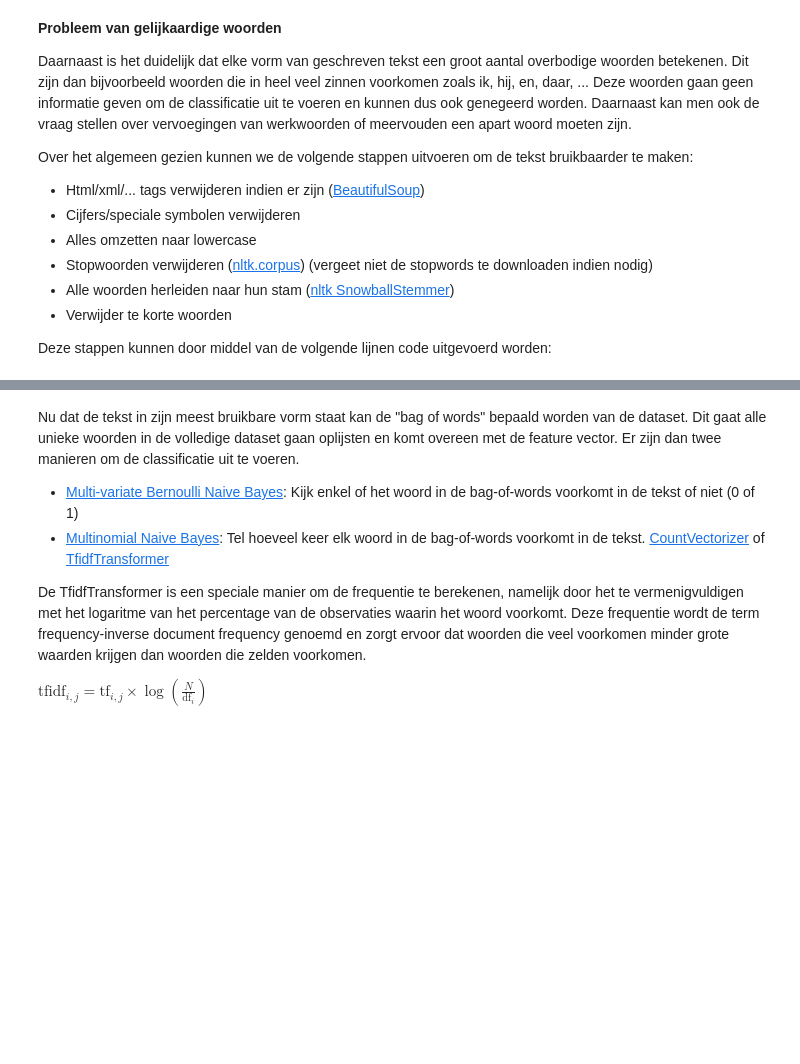
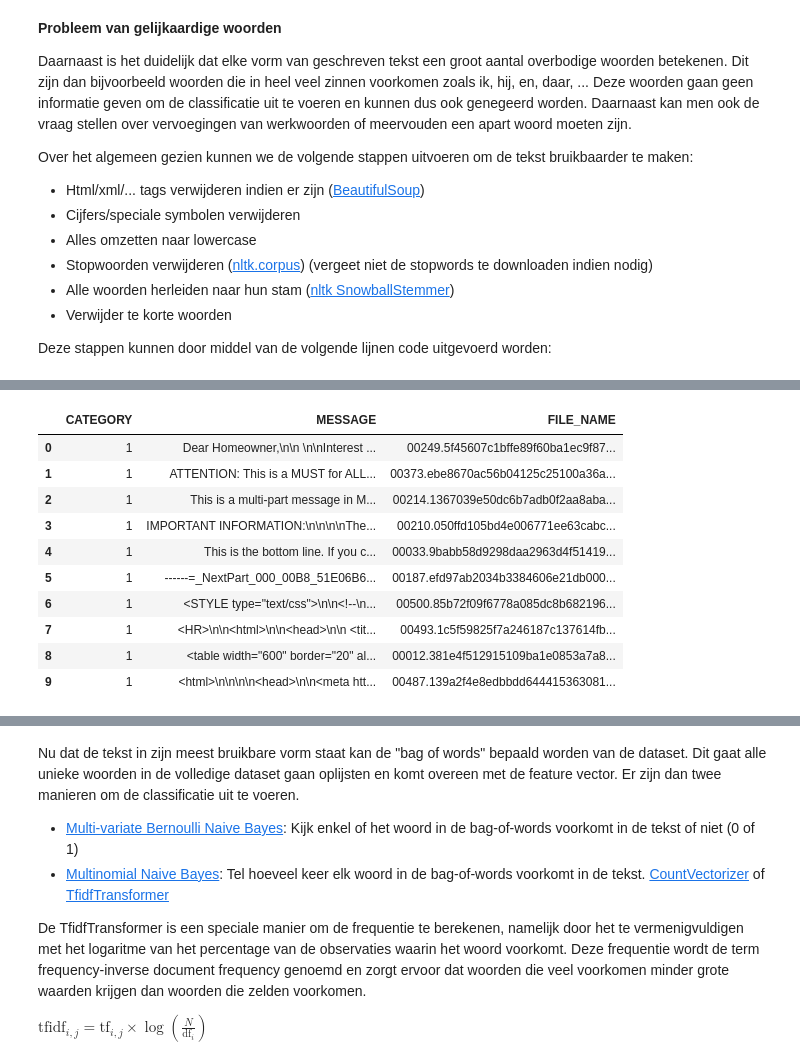
Before and after one commit to OdiseeDataScience2223/Leerstof, a Jupyter notebook: Week 9/TextClassification.ipynb, the cells around one changed output, grey strips where cells are left out. Cells and saved outputs as stored; diff of their text form; code cells hidden in the pictures; blank space fills up the shorter version.

```diff
--- a/Week 9/TextClassification.ipynb
+++ b/Week 9/TextClassification.ipynb
@@ -132,0 +210,74 @@ od.download("https://www.kaggle.com/chandramoulinaidu/spam-classification-for-ba
+# %%
+from bs4 import BeautifulSoup
+import pandas as pd
+import re
+from nltk.corpus import stopwords
+from nltk.tokenize import word_tokenize
+from nltk.stem.snowball import SnowballStemmer
+
+# load dataset
+df = pd.read_csv(".\\spam-classification-for-basic-nlp\\Spam Email raw text for NLP.csv")
+display(df.head(10))
+
+# remove html
+df.MESSAGE = df.MESSAGE.apply(lambda text: BeautifulSoup(text, 'html.parser').get_text())
+display(df.head(10))
+
+# remove non-letters
+df.MESSAGE = df.MESSAGE.apply(lambda text: re.sub("[^a-zA-Z’]", " ", str(text)))
+display(df.head(10))
+
+# to lower-case
+df.MESSAGE = df.MESSAGE.apply(lambda text: text.lower())
+display(df.head(10))
+
+# remove stopwords
+stop_words = set(stopwords.words('english'))
+def remove_stopwords(text):
+    word_tokens = word_tokenize(text)
+    txt = ""
+    for w in word_tokens:
+        if w not in stop_words:
+            txt += w + " "
+    return txt
+
+df.MESSAGE = df.MESSAGE.apply(remove_stopwords)
+display(df.head(10))
+
+# Herleiden tot de stam
+def stemmer(text):
+    stemmer = SnowballStemmer('english')
+
+    word_tokens = word_tokenize(text)
+    txt = ""
+    for w in word_tokens:
+        txt += stemmer.stem(w) + " "
+    return txt
+
+df.MESSAGE = df.MESSAGE.apply(stemmer)
+display(df.head(10))
+
+# Remove short words
+def remove_short_words(text):
+    word_tokens = word_tokenize(text)
+    minWordSize = 5
+    txt = ""
+    for w in word_tokens:
+        if len(w) >= minWordSize:
+            txt += w + " "
+    return txt
+
+df.MESSAGE = df.MESSAGE.apply(remove_short_words)
+display(df.head(10))
+# %% [output]
+|  | CATEGORY | MESSAGE | FILE_NAME |
+| 0 | 1 | Dear Homeowner,\n\n \n\nInterest ... | 00249.5f45607c1bffe89f60ba1ec9f87... |
+| 1 | 1 | ATTENTION: This is a MUST for ALL... | 00373.ebe8670ac56b04125c25100a36a... |
+| 2 | 1 | This is a multi-part message in M... | 00214.1367039e50dc6b7adb0f2aa8aba... |
+| 3 | 1 | IMPORTANT INFORMATION:\n\n\n\nThe... | 00210.050ffd105bd4e006771ee63cabc... |
+| 4 | 1 | This is the bottom line. If you c... | 00033.9babb58d9298daa2963d4f51419... |
+| 5 | 1 | ------=_NextPart_000_00B8_51E06B6... | 00187.efd97ab2034b3384606e21db000... |
+| 6 | 1 | <STYLE type="text/css">\n\n<!--\n... | 00500.85b72f09f6778a085dc8b682196... |
+| 7 | 1 | <HR>\n\n<html>\n\n<head>\n\n <tit... | 00493.1c5f59825f7a246187c137614fb... |
+| 8 | 1 | <table width="600" border="20" al... | 00012.381e4f512915109ba1e0853a7a8... |
+| 9 | 1 | <html>\n\n\n\n<head>\n\n<meta htt... | 00487.139a2f4e8edbbdd644415363081... |
```
Also changed, not shown: parts of 13 cells of this notebook, 1 other file.
